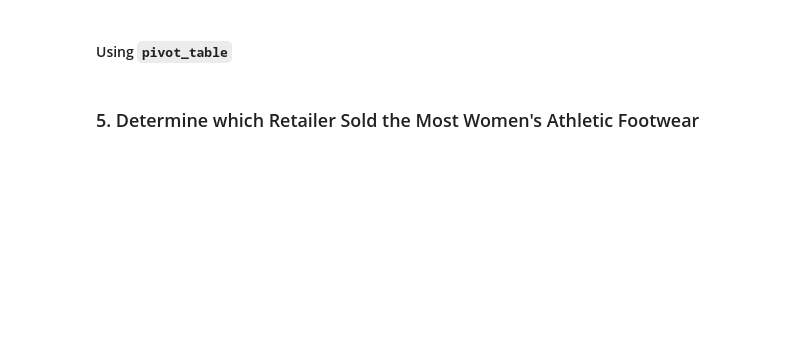
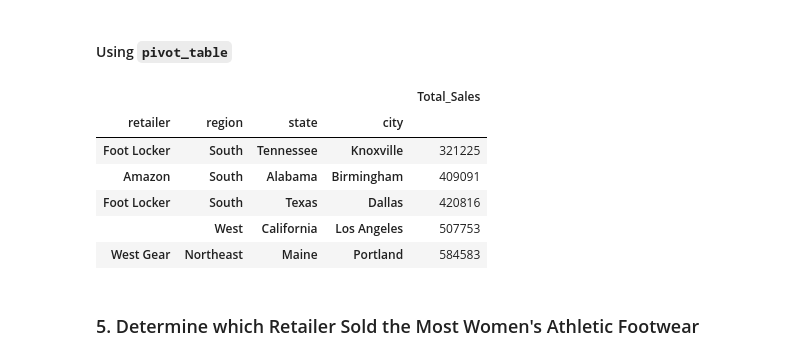
Before and after one commit to ramonaciobanu1/Challenge_5, a Jupyter notebook: M5_Starter_Code/athletic_sales_analysis_starter_code.ipynb, the cells around one changed output. Saved outputs shown, nothing was run; the diff lists cells and outputs as text; code cells hidden in the pictures; blank space fills up the shorter version.

```diff
--- a/M5_Starter_Code/athletic_sales_analysis_starter_code.ipynb
+++ b/M5_Starter_Code/athletic_sales_analysis_starter_code.ipynb
@@ -269,12 +279,21 @@ total_sales3.head()
 #### Using `pivot_table`
 # %%
 # Show the total sales for the products sold for each retailer, region, state, and city.
-
+total_sales = pd.pivot_table(joined_athletic_sales, index=["retailer", "region", "state", "city"], values= "total_sales", aggfunc="sum")
 
 # Optional: Rename the "total_sales" column to "Total Sales"
-
+Total_Sales = total_sales.rename(columns= {"total_sales": "Total_Sales"})
 
 # Show the top 5 results.
+Total_Sales.sort_values(by = "Total_Sales", ascending=True).head()
+# %% [output]
+|  |  |  |  | Total_Sales |
+| retailer | region | state | city |  |
+| Foot Locker | South | Tennessee | Knoxville | 321225 |
+| Amazon | South | Alabama | Birmingham | 409091 |
+| Foot Locker | South | Texas | Dallas | 420816 |
+|  | West | California | Los Angeles | 507753 |
+| West Gear | Northeast | Maine | Portland | 584583 |
 # %% [markdown]
 ### 5. Determine which Retailer Sold the Most Women's Athletic Footwear
 # %%
```
Also changed, not shown: parts of 8 cells of this notebook.
